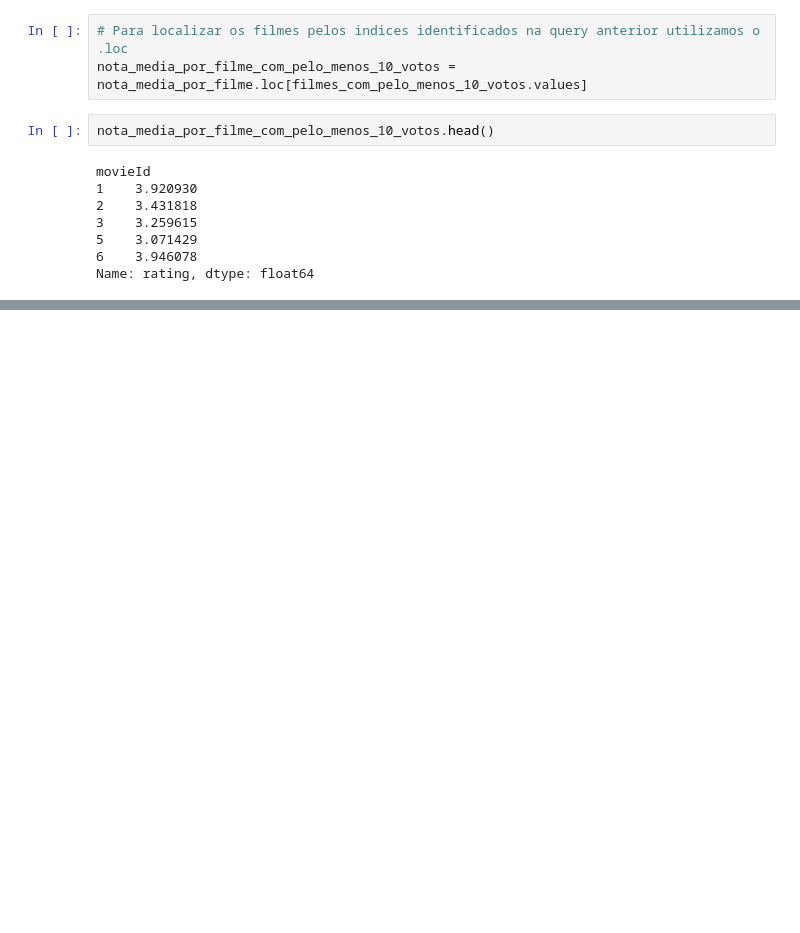
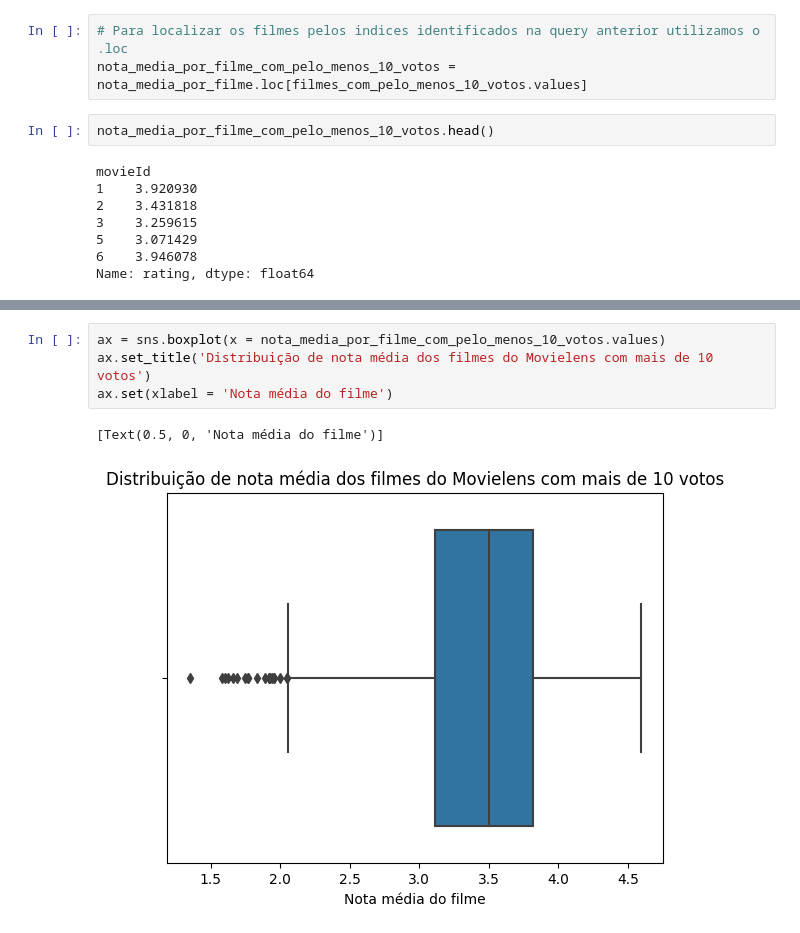
Before and after one commit to fcardosoo/Alura-011-Data-Science-testes-estat-sticos-com-Python, a Jupyter notebook: Data-science-Introducao-a-testes.ipynb, the cells around one changed output, grey strips where cells are left out. Saved outputs shown, nothing was run; the diff lists cells and outputs as text; blank space fills up the shorter version.

```diff
--- a/Data-science-Introducao-a-testes.ipynb
+++ b/Data-science-Introducao-a-testes.ipynb
@@ -194,0 +207,7 @@ ax.set_title('Média de votos em filmes no Movielens 100k')
+# %%
+ax = sns.boxplot(x = nota_media_por_filme_com_pelo_menos_10_votos.values)
+ax.set_title('Distribuição de nota média dos filmes do Movielens com mais de 10 votos')
+ax.set(xlabel = 'Nota média do filme')
+# %% [output]
+[Text(0.5, 0, 'Nota média do filme')]
+[figure, added]
```
Also changed, not shown: parts of 1 cell of this notebook.
